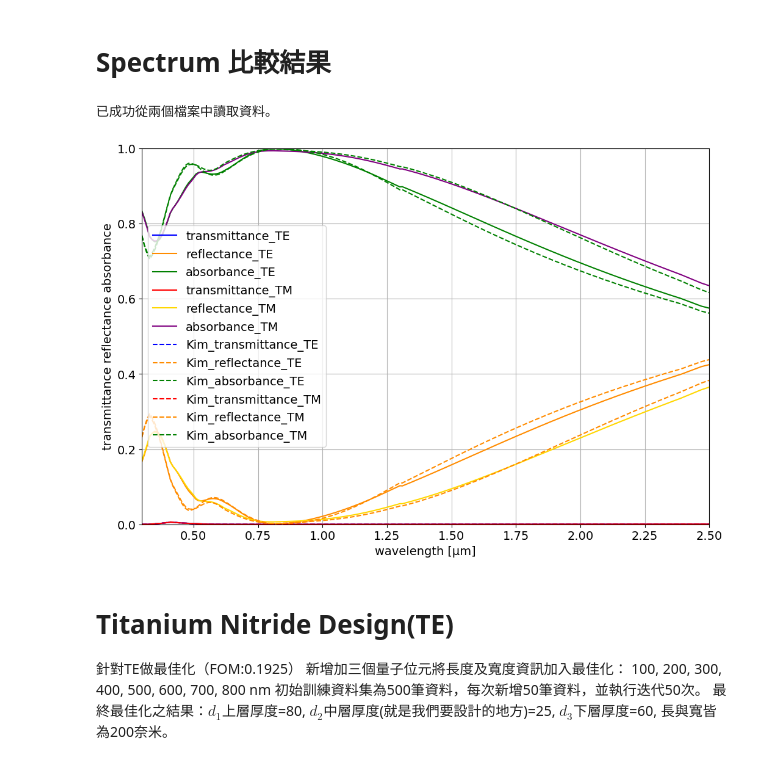
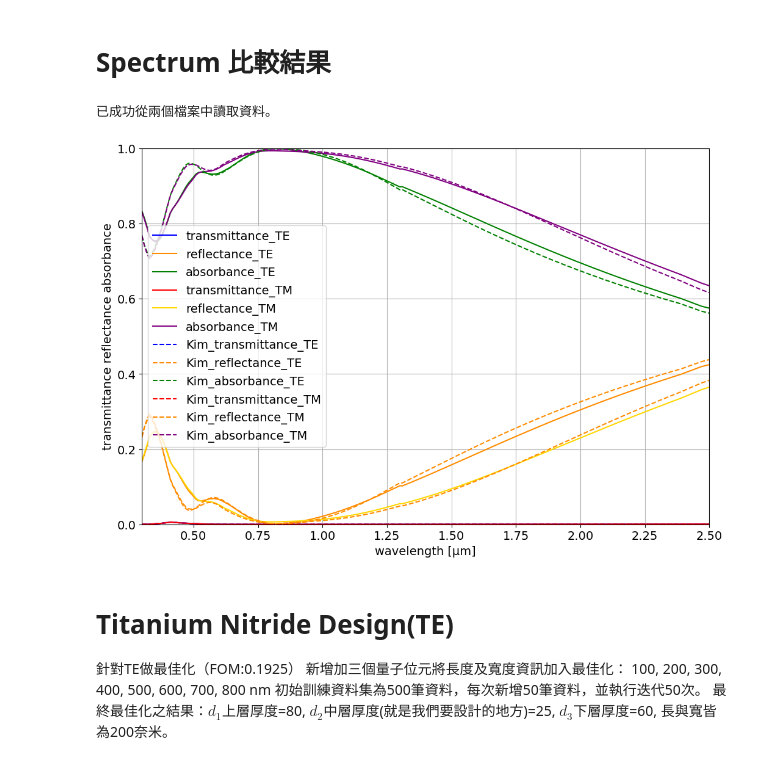
Before and after one commit to Jia-JunHu/QNO, a Jupyter notebook: practice/thesis/plot_paper.ipynb, the cells around one changed output. Drawn from its saved outputs; the diff is of its cells as text; code cells hidden in the pictures.

```diff
--- a/practice/thesis/plot_paper.ipynb
+++ b/practice/thesis/plot_paper.ipynb
@@ -1361,35 +1361,35 @@ def plot_from_files():
     # 重現圖表
     plt.figure(figsize=(12, 8))
     plt.grid(True)
     plt.rcParams['font.size'] = 14
     plt.xlabel('wavelength [μm]')
     plt.ylabel('transmittance reflectance absorbance')
 
     # 繪製 our 線條
     plt.plot(wavelength_array, efficiency_array_TE, color='blue', label='transmittance_TE')
     plt.plot(wavelength_array, reflected_flux_array_TE, color='darkorange', label='reflectance_TE')
     plt.plot(wavelength_array, emissive_array_TE, color='green', label='absorbance_TE')
     plt.plot(wavelength_array, efficiency_array_TM, color='red', label='transmittance_TM')
     plt.plot(wavelength_array, reflected_flux_array_TM, color='gold', label='reflectance_TM')
     plt.plot(wavelength_array, emissive_array_TM, color='purple', label='absorbance_TM')
     # 繪製 paper 線條
     plt.plot(wll, Tcl_back_TE, label='Kim_transmittance_TE', color='blue', linestyle='dashed')
     plt.plot(wll, Rcl_back_TE, label='Kim_reflectance_TE', color='darkorange', linestyle='dashed')
     plt.plot(wll, Acl_back_TE, label='Kim_absorbance_TE', color='green', linestyle='dashed')
     plt.plot(wll, Tcl_back_TM, label='Kim_transmittance_TM', color='red', linestyle='dashed')
     plt.plot(wll, Rcl_back_TM, label='Kim_reflectance_TM', color='darkorange', linestyle='dashed')
-    plt.plot(wll, Acl_back_TM, label='Kim_absorbance_TM', color='green', linestyle='dashed')
+    plt.plot(wll, Acl_back_TM, label='Kim_absorbance_TM', color='purple', linestyle='dashed')
     # 設置圖表樣式
     plt.xlim([0.3, 2.5])
     plt.ylim([0, 1])
     plt.legend(loc=6)
     plt.show()
 
 # 執行讀取和繪圖功能
 plot_from_files()
 # %% [output]
 已成功從兩個檔案中讀取資料。
-[figure, old version]
+[figure, new version]
 # %% [markdown]
 # Titanium Nitride Design(TE)
 針對TE做最佳化（FOM:0.1925）
```
